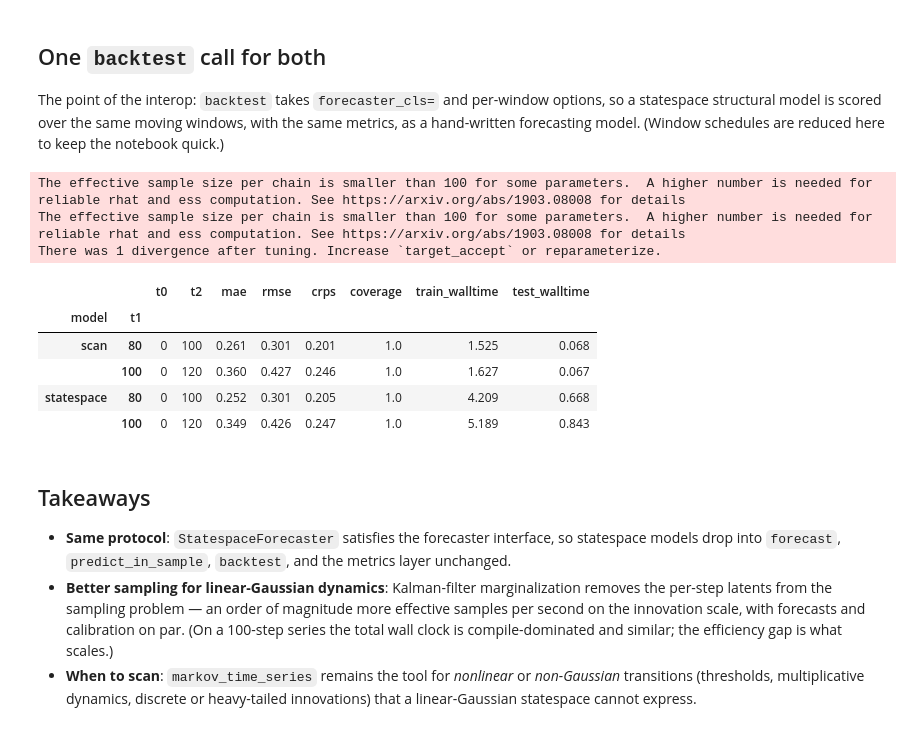
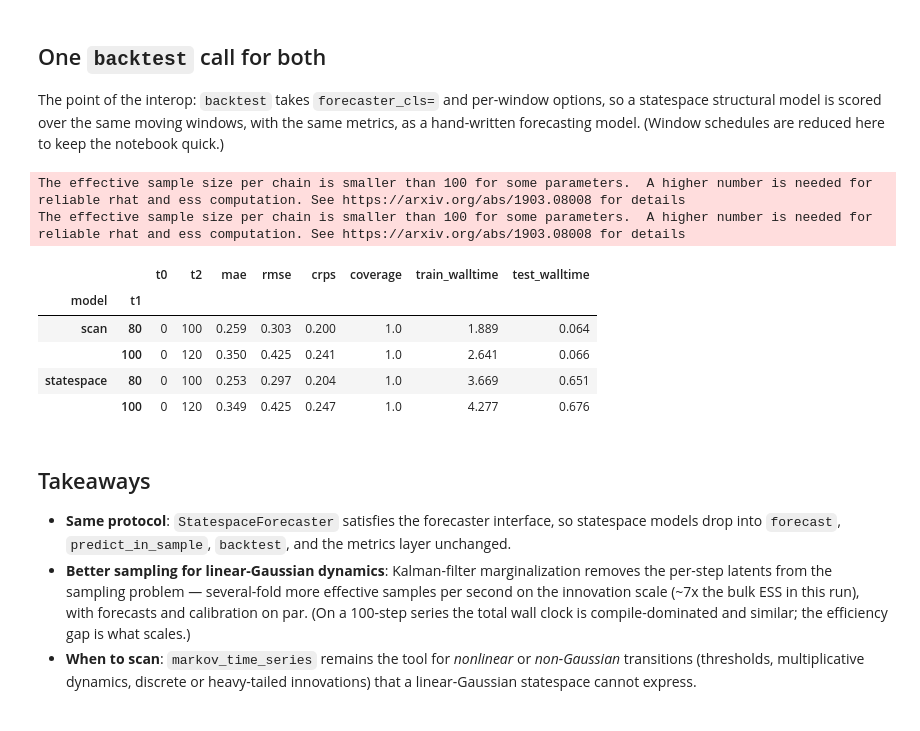
Before and after one commit to pymc-labs/pymc-forecast, a Jupyter notebook: docs/examples/scan_vs_statespace_local_level.ipynb, the cells around one changed output. Saved outputs shown, nothing was run; the diff lists cells and outputs as text; code cells hidden in the pictures.

```diff
--- a/docs/examples/scan_vs_statespace_local_level.ipynb
+++ b/docs/examples/scan_vs_statespace_local_level.ipynb
@@ -151,8 +152,9 @@ class StatespaceLocalLevel(StatespaceModel):
         return (level + st.MeasurementError()).build(verbose=False)
 
     def priors(self, ss_mod, data, covariates):
-        P0_diag = pm.Gamma("P0_diag", alpha=2, beta=5, dims="state")
-        pm.Deterministic("P0", pt.diag(P0_diag), dims=("state", "state_aux"))
+        # P0 ~ 0 pins the initial state to initial_level_trend ~ N(0, 1),
+        # matching the scan model's level_init prior exactly
+        pm.Deterministic("P0", 1e-4 * pt.eye(ss_mod.k_states), dims=("state", "state_aux"))
         pm.Normal("initial_level_trend", 0.0, 1.0, dims="state_level_trend")
         pm.HalfNormal("sigma_level_trend", 0.5, dims="shock_level_trend")
         pm.HalfNormal("sigma_MeasurementError", 0.5)
@@ -295,42 +297,47 @@ window_kwargs = dict(
     random_seed=SEED,
 )
 
+fit_options = {
+    "draws": 500,
+    "tune": 500,
+    "chains": 2,
+    "sample_kwargs": {"target_accept": 0.95},
+}
 scan_results = backtest(
     y,
     None,
     scan_local_level,
     forecaster_cls=HMCForecaster,
-    forecaster_options={"draws": 500, "tune": 500, "chains": 2},
+    forecaster_options=fit_options,
     **window_kwargs,
 )
 ss_results = backtest(
     y,
     None,
     StatespaceLocalLevel(),
     forecaster_cls=StatespaceForecaster,
-    forecaster_options={"draws": 500, "tune": 500, "chains": 2},
+    forecaster_options=fit_options,
     **window_kwargs,
 )
 
 comparison = pd.concat(
     {
         "scan": results_to_dataframe(scan_results).set_index("t1"),
         "statespace": results_to_dataframe(ss_results).set_index("t1"),
     },
     names=["model"],
 )
 columns = ["t0", "t2", "mae", "rmse", "crps", "coverage", "train_walltime", "test_walltime"]
 comparison[columns].round(3)
 # %% [output]
 The effective sample size per chain is smaller than 100 for some parameters.  A higher number is needed for reliable rhat and ess computation. See https://arxiv.org/abs/1903.08008 for details
 The effective sample size per chain is smaller than 100 for some parameters.  A higher number is needed for reliable rhat and ess computation. See https://arxiv.org/abs/1903.08008 for details
-There was 1 divergence after tuning. Increase `target_accept` or reparameterize.
 |  |  | t0 | t2 | mae | rmse | crps | coverage | train_walltime | test_walltime |
 | model | t1 |  |  |  |  |  |  |  |  |
-| scan | 80 | 0 | 100 | 0.261 | 0.301 | 0.201 | 1.0 | 1.525 | 0.068 |
-|  | 100 | 0 | 120 | 0.360 | 0.427 | 0.246 | 1.0 | 1.627 | 0.067 |
-| statespace | 80 | 0 | 100 | 0.252 | 0.301 | 0.205 | 1.0 | 4.209 | 0.668 |
-|  | 100 | 0 | 120 | 0.349 | 0.426 | 0.247 | 1.0 | 5.189 | 0.843 |
+| scan | 80 | 0 | 100 | 0.259 | 0.303 | 0.200 | 1.0 | 1.889 | 0.064 |
+|  | 100 | 0 | 120 | 0.350 | 0.425 | 0.241 | 1.0 | 2.641 | 0.066 |
+| statespace | 80 | 0 | 100 | 0.253 | 0.297 | 0.204 | 1.0 | 3.669 | 0.651 |
+|  | 100 | 0 | 120 | 0.349 | 0.425 | 0.247 | 1.0 | 4.277 | 0.676 |
 # %% [markdown]
 ## Takeaways
 
@@ -338,10 +345,10 @@ There was 1 divergence after tuning. Increase `target_accept` or reparameterize.
   statespace models drop into `forecast`, `predict_in_sample`, `backtest`, and the metrics
   layer unchanged.
 - **Better sampling for linear-Gaussian dynamics**: Kalman-filter marginalization removes
-  the per-step latents from the sampling problem — an order of magnitude more effective
-  samples per second on the innovation scale, with forecasts and calibration on par. (On a
-  100-step series the total wall clock is compile-dominated and similar; the efficiency
-  gap is what scales.)
+  the per-step latents from the sampling problem — several-fold more effective samples per
+  second on the innovation scale (~7x the bulk ESS in this run), with forecasts and
+  calibration on par. (On a 100-step series the total wall clock is compile-dominated and
+  similar; the efficiency gap is what scales.)
 - **When to scan**: `markov_time_series` remains the tool for *nonlinear* or
   *non-Gaussian* transitions (thresholds, multiplicative dynamics, discrete or heavy-tailed
   innovations) that a linear-Gaussian statespace cannot express.
```
Also changed, not shown: parts of 7 cells of this notebook, 3 other files.
